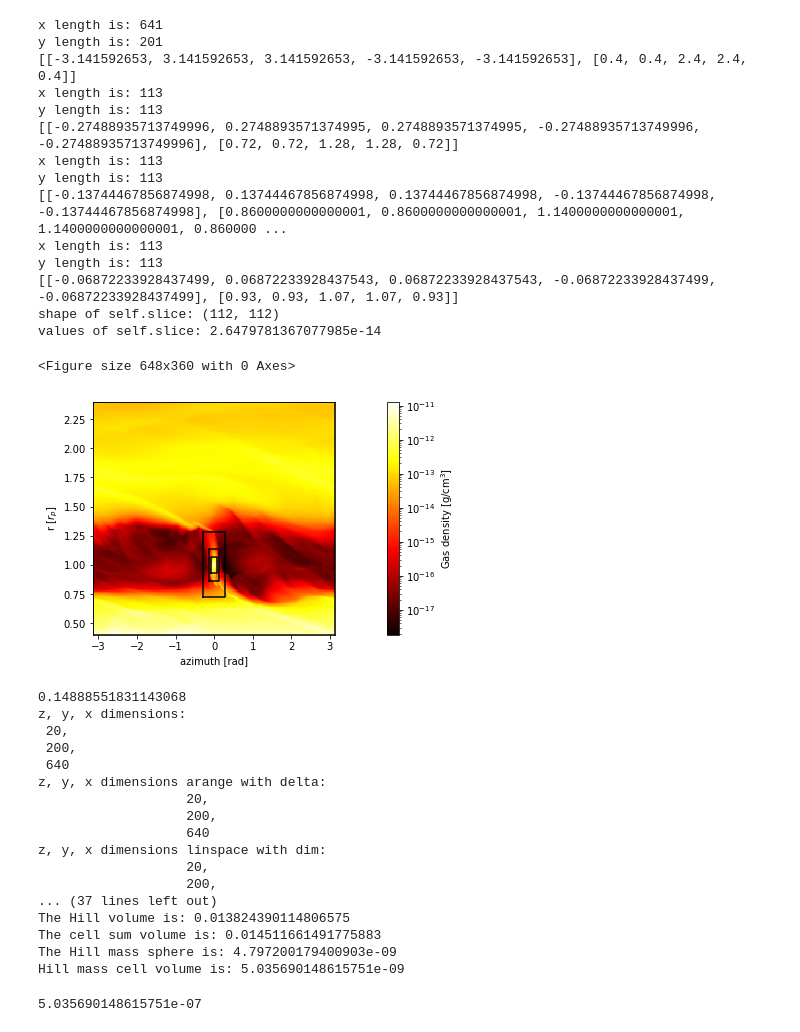
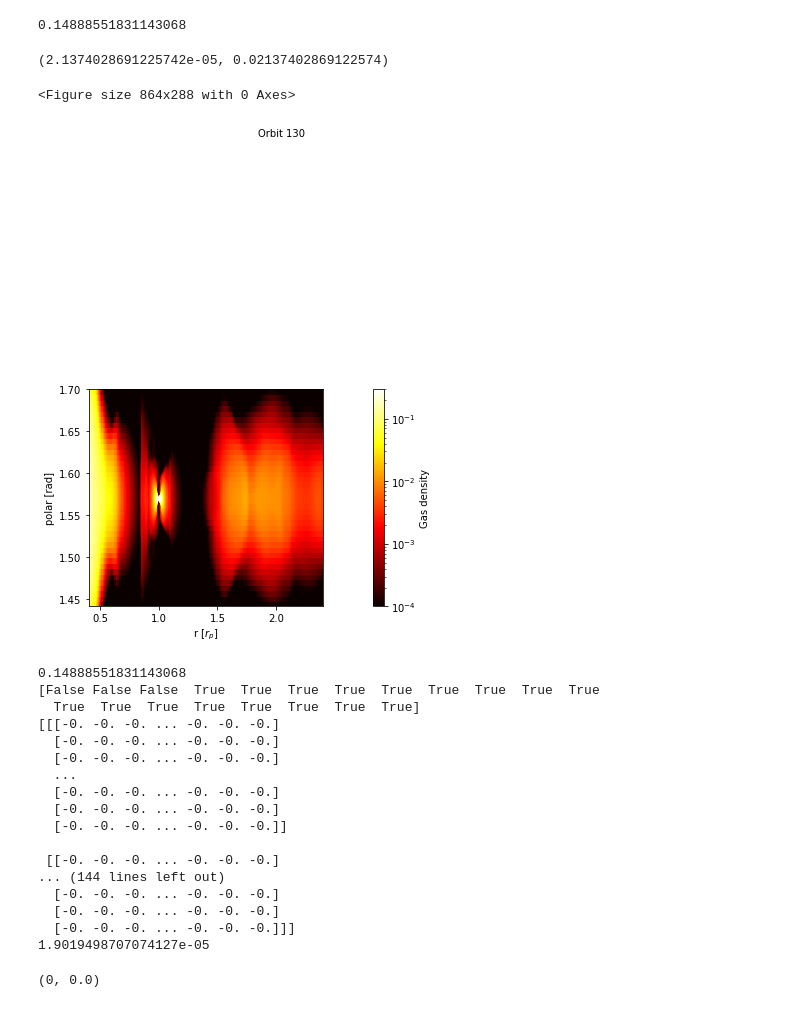
Before and after one commit to danelsender/pyJupiter, a Jupyter notebook: Untitled.ipynb, the cells around one changed output. Drawn from its saved outputs; the diff is of its cells as text; code cells hidden in the pictures.

Commit message:
fixed Hill mass bug

```diff
--- a/Untitled.ipynb
+++ b/Untitled.ipynb
@@ -7,50 +7,43 @@ import pyJupiter as jup
 
 os.chdir(outputdir)
 
+
 N = 130
+_field = 'gasdensity'
+fig = jup.output(N)
+fig.hill_sphere_mass(physical=False,planetmass=0.01)
+# %% [output]
+0.14888551831143068
+(2.1374028691225742e-05, 0.02137402869122574)
 # %%
 _field = 'gasdensity'
 # %%
 fig = jup.output(N)
 
-fig.plotmidslice(field=_field,polar=False,grid=True)
+fig.plotvertslice(field=_field,polar=False)
 # %% [output]
-x length is: 641
-y length is: 201
-[[-3.141592653, 3.141592653, 3.141592653, -3.141592653, -3.141592653], [0.4, 0.4, 2.4, 2.4, 0.4]]
-x length is: 113
-y length is: 113
-[[-0.27488935713749996, 0.2748893571374995, 0.2748893571374995, -0.27488935713749996, -0.27488935713749996], [0.72, 0.72, 1.28, 1.28, 0.72]]
-x length is: 113
-y length is: 113
-[[-0.13744467856874998, 0.13744467856874998, 0.13744467856874998, -0.13744467856874998, -0.13744467856874998], [0.8600000000000001, 0.8600000000000001, 1.1400000000000001, 1.1400000000000001, 0.860000 ...
-x length is: 113
-y length is: 113
-[[-0.06872233928437499, 0.06872233928437543, 0.06872233928437543, -0.06872233928437499, -0.06872233928437499], [0.93, 0.93, 1.07, 1.07, 0.93]]
-shape of self.slice: (112, 112)
-values of self.slice: 2.6479781367077985e-14
+<Figure size 864x288 with 0 Axes>
-<Figure size 648x360 with 0 Axes>
-[figure, old version]
+[figure, new version]
 # %%
-fig.hill_sphere_mass(physical=True)
+fig.hill_sphere_mass(physical=False,planetmass=0.01)
 # %% [output]
 0.14888551831143068
-z, y, x dimensions:
- 20,
- 200,
- 640
-z, y, x dimensions arange with delta:
-                   20,
-                   200,
-                   640
-z, y, x dimensions linspace with dim:
-                   20,
-                   200,
-... (37 lines left out)
-The Hill volume is: 0.013824390114806575
-The cell sum volume is: 0.014511661491775883
-The Hill mass sphere is: 4.797200179400903e-09
-Hill mass cell volume is: 5.035690148615751e-09
+[False False False  True  True  True  True  True  True  True  True  True
+  True  True  True  True  True  True  True  True]
+[[[-0. -0. -0. ... -0. -0. -0.]
+  [-0. -0. -0. ... -0. -0. -0.]
+  [-0. -0. -0. ... -0. -0. -0.]
+  ...
+  [-0. -0. -0. ... -0. -0. -0.]
+  [-0. -0. -0. ... -0. -0. -0.]
+  [-0. -0. -0. ... -0. -0. -0.]]
+
+ [[-0. -0. -0. ... -0. -0. -0.]
+... (144 lines left out)
+  [-0. -0. -0. ... -0. -0. -0.]
+  [-0. -0. -0. ... -0. -0. -0.]
+  [-0. -0. -0. ... -0. -0. -0.]]]
+1.9019498707074127e-05
-5.035690148615751e-07
+(0, 0.0)
 # %%
 temp_min, temp_max = jup.get(130).global_minmax(field=_field,physical=True)
```
Also changed, not shown: parts of 3 cells of this notebook, 3 other files.
